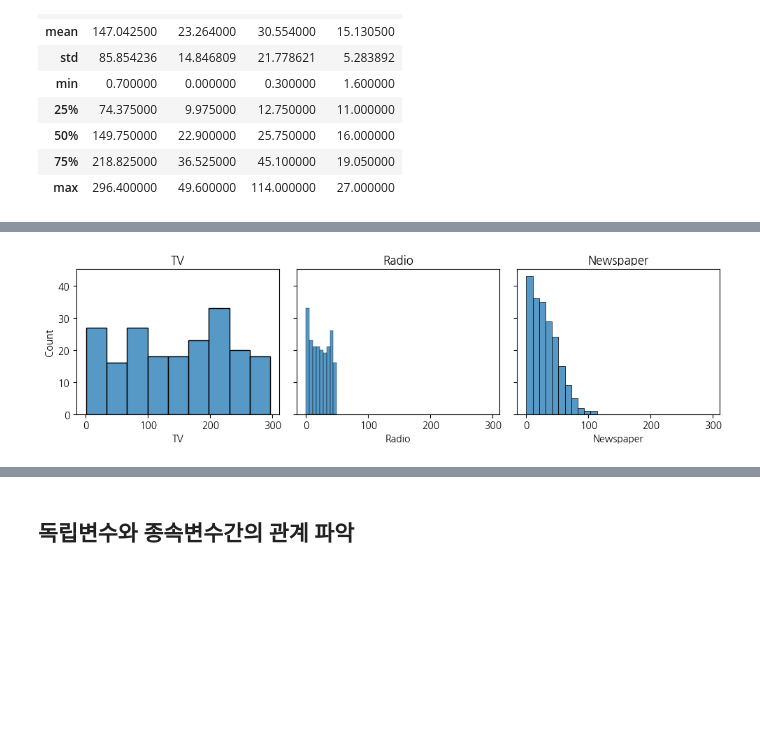
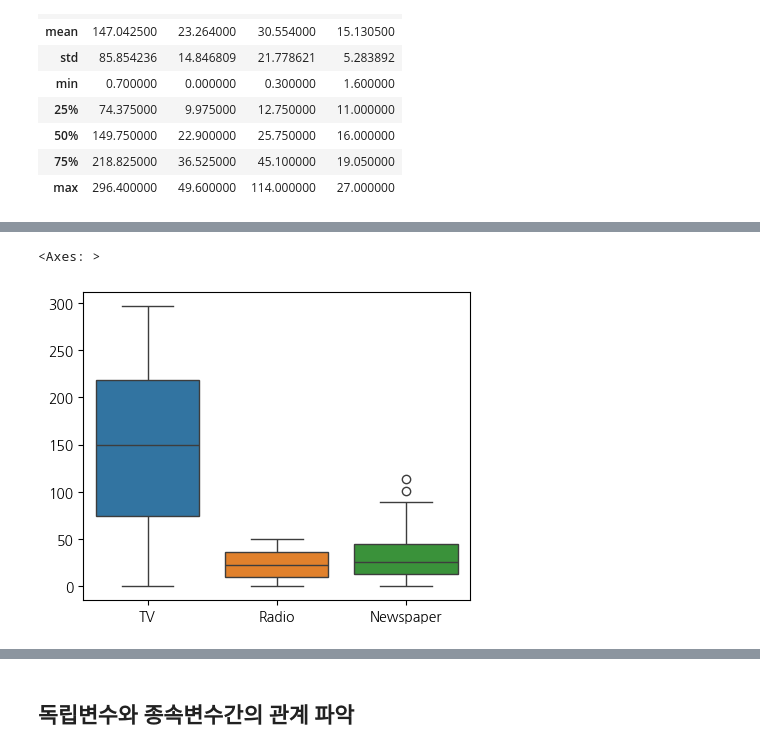
Before and after one commit to jimmynkim/MS_MachineLearning, a Jupyter notebook: 01_회귀_광고플랫폼에따른판매량예측/01_회귀_광고플랫폼에따른판매량예측1_데이터탐색_실습.ipynb, the cells around one changed output, grey strips where cells are left out. Cells and saved outputs as stored; diff of their text form; code cells hidden in the pictures; blank space fills up the shorter version.

```diff
--- a/01_회귀_광고플랫폼에따른판매량예측/01_회귀_광고플랫폼에따른판매량예측1_데이터탐색_실습.ipynb
+++ b/01_회귀_광고플랫폼에따른판매량예측/01_회귀_광고플랫폼에따른판매량예측1_데이터탐색_실습.ipynb
@@ -44,7 +44,7 @@ pass
 # 데이터를 불러와 데이터프레임을 만들고
 # 상위 5개 행을 확인합니다.
 # ----------------------------------------
-df = pd.read_csv('data/advertising.csv')
+df = pd.read_csv('C:/Users/EL087/Desktop/MS_MachineLearning/data/advertising.csv')
 df.head()
 # %% [output]
 |  | TV | Radio | Newspaper | Sales |
@@ -92,6 +126,9 @@ memory usage: 6.4 KB
 # %%
 # ----------------------------------------
-# 수치형 독립변수의 분포 확인
+# 수치형 독립변수의 분포 확인 - 박스플롯
 # ----------------------------------------
+plt.figure(figsize=(5,4))
+sns.boxplot(df[['TV', 'Radio', 'Newspaper']])
 # %% [output]
+<Axes: >
-[figure, old version]
+[figure, new version]
```
Also changed, not shown: parts of 18 cells of this notebook.
